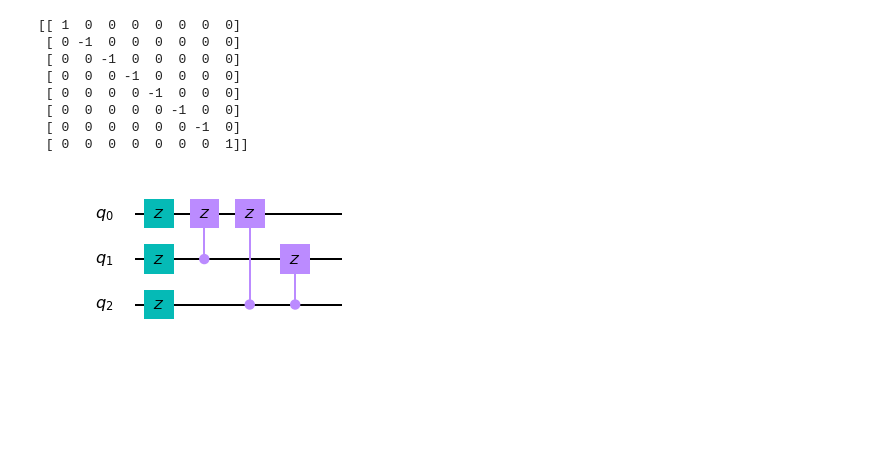
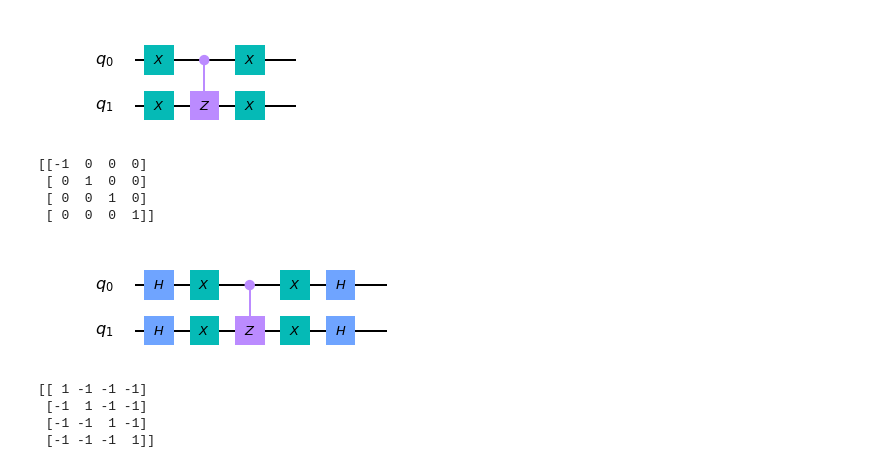
Before and after one commit to ParanoydAndroid/cryptanalysis, a Jupyter notebook: quantum_volume.ipynb, the cells around one changed output. Cells and saved outputs as stored; diff of their text form; code cells hidden in the pictures; blank space fills up the shorter version.

Commit message:
added testing circuits and functions

```diff
--- a/quantum_volume.ipynb
+++ b/quantum_volume.ipynb
@@ -66,29 +63,3 @@ def cleanup_matrix(mx: list, norm: float) -> np.ndarray:
     new_mx = [[int(x.real / norm) for x in row] for row in matrix]
 
     return np.array(new_mx)
-# %%
-from qiskit import *
-%matplotlib inline
-q = QuantumRegister(3, 'q')
-qc = QuantumCircuit(q)
-qc.z(q)
-qc.cz(q[1],q[0])
-qc.cz(q[2],q[0])
-qc.cz(q[2],q[1])
-
-
-unitary_sim = Aer.get_backend('unitary_simulator')
-matrix = execute(qc, unitary_sim).result().get_unitary()
-print(cleanup_matrix(matrix, 1))
-
-qc.draw(output='mpl')
-# %% [output]
-[[ 1  0  0  0  0  0  0  0]
- [ 0 -1  0  0  0  0  0  0]
- [ 0  0 -1  0  0  0  0  0]
- [ 0  0  0 -1  0  0  0  0]
- [ 0  0  0  0 -1  0  0  0]
- [ 0  0  0  0  0 -1  0  0]
- [ 0  0  0  0  0  0 -1  0]
- [ 0  0  0  0  0  0  0  1]]
-[figure, removed]
@@ -94,0 +141,39 @@ qc.draw(output='mpl')
+# %%
+# Testing the straight zero inverter
+
+q = QuantumRegister(2, 'q')
+qc = QuantumCircuit(q)
+
+qc = zero_inversion(qc, q)
+qc.draw(output='mpl', plot_barriers=False)
+# %% [output]
+[figure, added]
+# %%
+unitary_sim = Aer.get_backend('unitary_simulator')
+matrix = execute(qc, unitary_sim).result().get_unitary()
+print(cleanup_matrix(matrix, 1))
+# %% [output]
+[[-1  0  0  0]
+ [ 0  1  0  0]
+ [ 0  0  1  0]
+ [ 0  0  0  1]]
+# %%
+# Testing the inversion about the average
+
+qc_average = QuantumCircuit(2, name='test')
+
+qc_average.h(qc_average.qregs[0])
+qc_average = zero_inversion(qc_average, qc_average.qregs[0])
+qc_average.h(qc_average.qregs[0])
+
+qc_average.draw(output='mpl', plot_barriers=False)
+# %% [output]
+[figure, added]
+# %%
+matrix = execute(qc_average, unitary_sim).result().get_unitary()
+print(cleanup_matrix(matrix, .5))
+# %% [output]
+[[ 1 -1 -1 -1]
+ [-1  1 -1 -1]
+ [-1 -1  1 -1]
+ [-1 -1 -1  1]]
```
Also changed, not shown: parts of 11 cells of this notebook.
